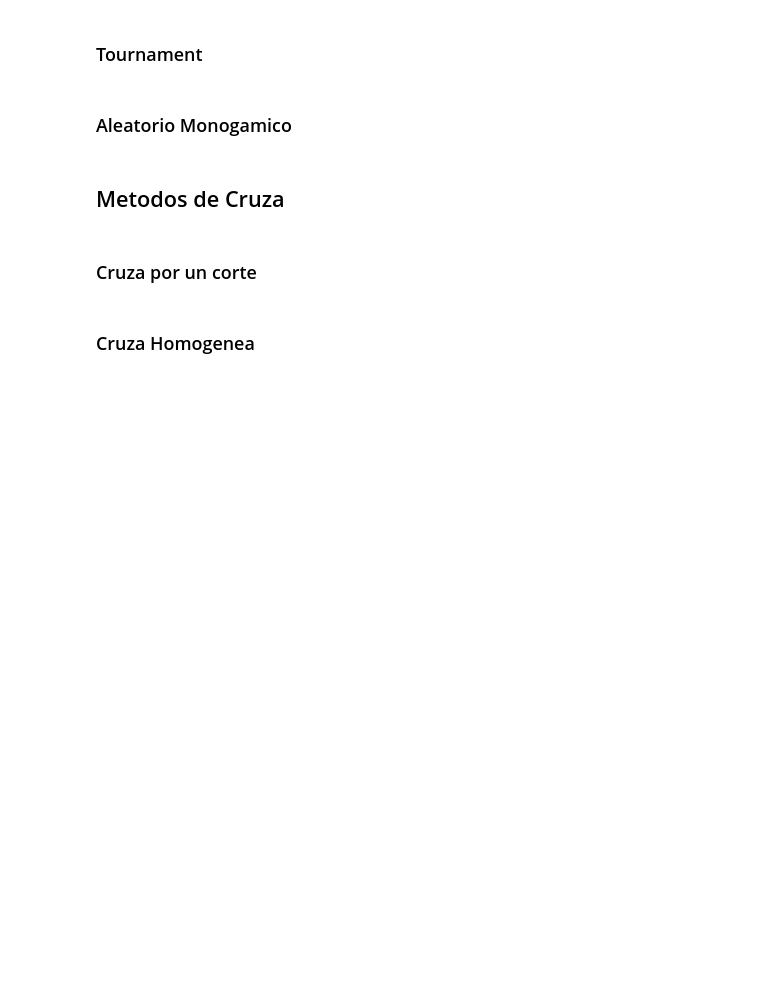
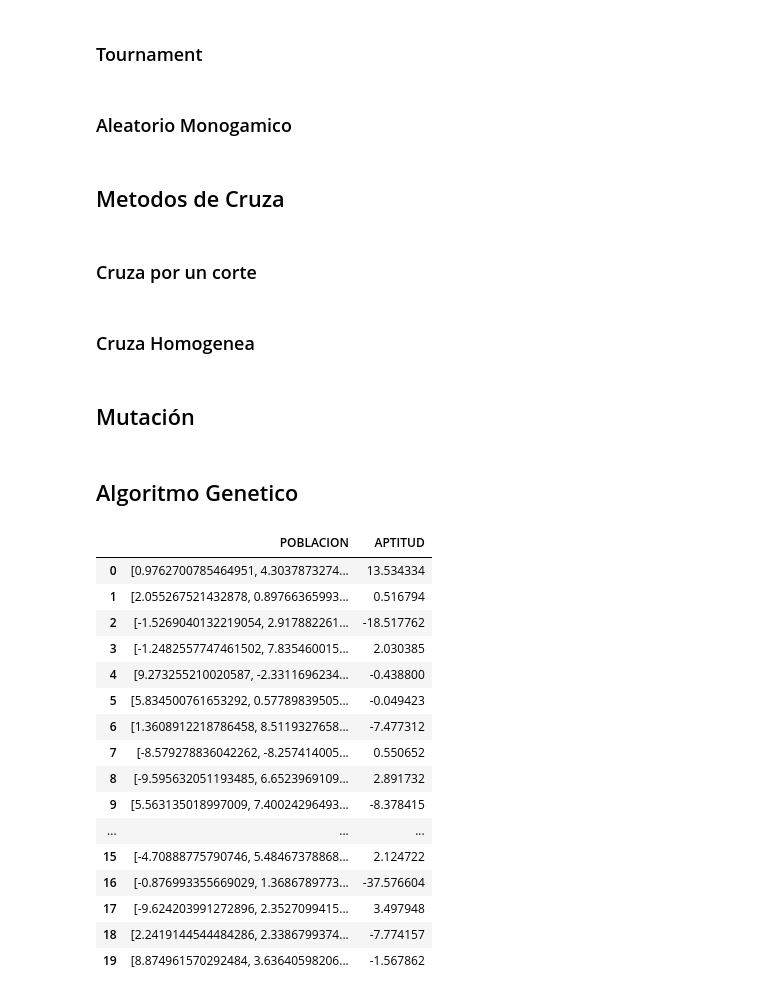
Before and after one commit to migueltrujillo07/master, a Jupyter notebook: ayudaaa.ipynb, the cells around one changed output. Saved outputs shown, nothing was run; the diff lists cells and outputs as text; code cells hidden in the pictures; blank space fills up the shorter version.

```diff
--- a/ayudaaa.ipynb
+++ b/ayudaaa.ipynb
@@ -143,3 +143,5 @@ def cruza_homogenea(padre1, padre2):
             hijo_2[i] = padre1[i]
 
     return hijo_1, hijo_2
+# %% [markdown]
+## Mutación
@@ -145,0 +183,2 @@ def cruza_homogenea(padre1, padre2):
+# %% [markdown]
+## Algoritmo Genetico
@@ -154,6 +241,24 @@ poblacion1 = inicializar_poblacion(pop_size, bounds, random_state=0)
 #poblacion1
 # %%
 matriz_aptitud = evaluacion_aptitud(poblacion1)
-#matriz_aptitud
+matriz_aptitud
+# %% [output]
+|  | POBLACION | APTITUD |
+| 0 | [0.9762700785464951, 4.3037873274... | 13.534334 |
+| 1 | [2.055267521432878, 0.89766365993... | 0.516794 |
+| 2 | [-1.5269040132219054, 2.917882261... | -18.517762 |
+| 3 | [-1.2482557747461502, 7.835460015... | 2.030385 |
+| 4 | [9.273255210020587, -2.3311696234... | -0.438800 |
+| 5 | [5.834500761653292, 0.57789839505... | -0.049423 |
+| 6 | [1.3608912218786458, 8.5119327658... | -7.477312 |
+| 7 | [-8.579278836042262, -8.257414005... | 0.550652 |
+| 8 | [-9.595632051193485, 6.6523969109... | 2.891732 |
+| 9 | [5.563135018997009, 7.40024296493... | -8.378415 |
+| ... | ... | ... |
+| 15 | [-4.70888775790746, 5.48467378868... | 2.124722 |
+| 16 | [-0.876993355669029, 1.3686789773... | -37.576604 |
+| 17 | [-9.624203991272896, 2.3527099415... | 3.497948 |
+| 18 | [2.2419144544484286, 2.3386799374... | -7.774157 |
+| 19 | [8.874961570292484, 3.63640598206... | -1.567862 |
 # %%
 matriz_con_aptitud = matriz_aptitud.sort_values(by="APTITUD", ascending = True).reset_index(drop=True)
```
Also changed, not shown: parts of 15 cells of this notebook.
